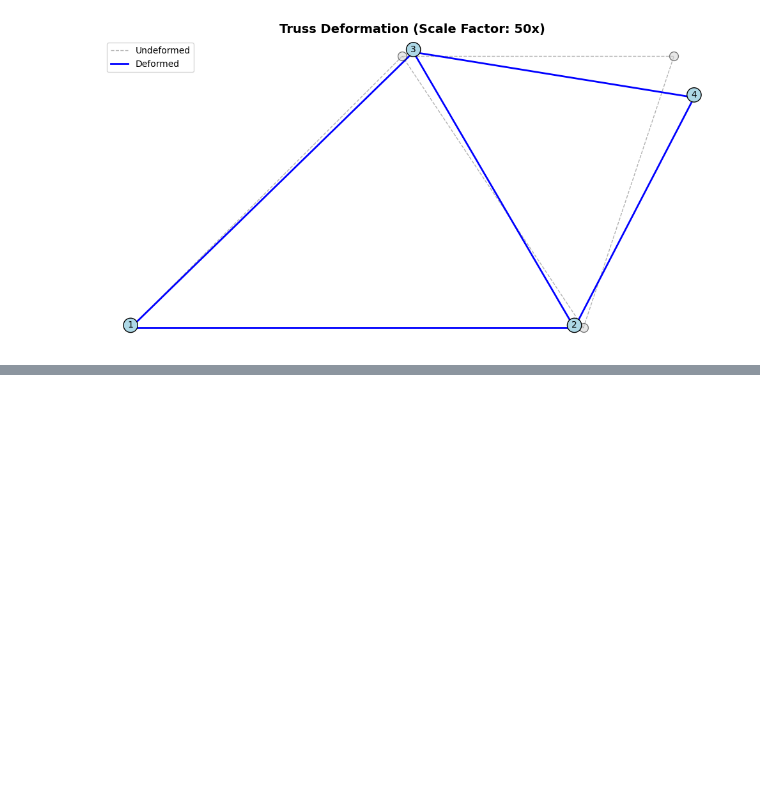
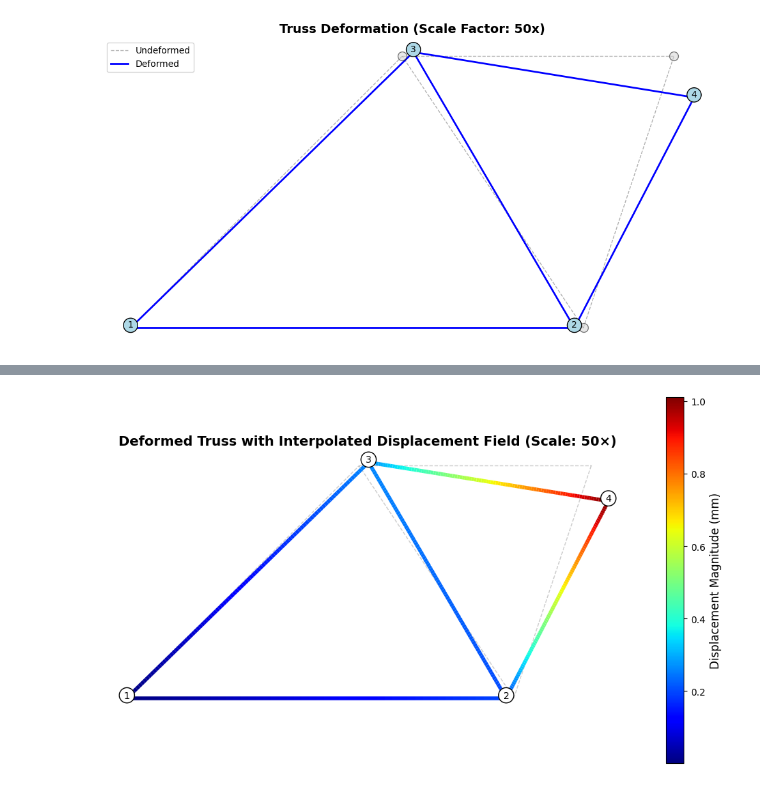
Before and after one commit to johanjans/python, a Jupyter notebook: TrussViz.ipynb, the cells around one changed output, grey strips where cells are left out. Saved outputs shown, nothing was run; the diff lists cells and outputs as text; code cells hidden in the pictures; blank space fills up the shorter version.

```diff
--- a/TrussViz.ipynb
+++ b/TrussViz.ipynb
@@ -86,6 +174,4 @@ plt.rcParams['font.size'] = 10
 # %%
-# | code-fold: false
-
 # Node coordinates - same as before
 P = np.array([[0, 0],
               [500, 0],
@@ -100,7 +186,7 @@ edges = np.array([[1, 2],
                   [3, 4]])
 
 # Create mesh (auto-detects ROD elements from 2 nodes per element)
-mesh = Mesh(P, edges)
+mesh = mk.Mesh(P, edges)
 
 # Visualization with MatKit
 fig, ax = plt.subplots(figsize=(8, 6))
@@ -252,7 +333,7 @@ from matkit import display_labeled_latex
 # | code-fold: false
 # Displacement vector u (in mm)
 # Format: [u1x, u1y, u2x, u2y, u3x, u3y, u4x, u4y]
-u = np.array([[0, 0, -0.1984127, 0, 0.24666587, 0.09005164, 0.44507857, -0.91164825]])
+u = np.array([[0, 0, -0.1984, 0, 0.2466, 0.0900, 0.4450, -0.9116]])
 # %%
 # | echo: false
 display_labeled_latex("\\mathbf{{u}} = ", u,4)
@@ -330,0 +418,8 @@ plt.show()
+# %%
+# | code-fold: false
+
+# Compute resultant displacement magnitudes at each node
+U_res = np.sqrt(U[:, 0]**2 + U[:, 1]**2)
+
+# Wrap in OneArray for 1-based indexing
+U_res_1based = mk.OneArray(U_res)
@@ -330,0 +435,76 @@ plt.show()
+# %%
+# | code-fold: false
+
+from matplotlib.collections import LineCollection
+
+# Scale factor for visualization
+scale = 50
+
+# Calculate deformed node positions
+P_deformed = mk.OneArray(P + scale * U)
+
+# Create figure
+fig, ax = plt.subplots(figsize=(10, 7))
+
+# Draw original (undeformed) truss in gray for reference
+for iel in mesh.element_numbers():
+    node_nums, coords = mesh.get_element(iel)
+    ax.plot(coords[:, 0], coords[:, 1], 'k--', linewidth=1, alpha=0.2)
+
+# Create interpolated segments for smooth color transitions
+segments = []
+segment_colors = []
+
+n_segments = 100  # Number of segments per element for smooth gradients
+
+for iel in mesh.element_numbers():
+    node_nums, coords = mesh.get_element(iel)
+    coords_deformed = P_deformed[node_nums]
+
+    # Get displacement magnitudes at element nodes
+    u1 = U_res_1based[node_nums[0]]
+    u2 = U_res_1based[node_nums[1]]
+
+    # Create interpolated segments along the element
+    for i in range(n_segments):
+        t1 = i / n_segments
+        t2 = (i + 1) / n_segments
+
+        # Interpolate positions
+        p1 = coords_deformed[0] * (1 - t1) + coords_deformed[1] * t1
+        p2 = coords_deformed[0] * (1 - t2) + coords_deformed[1] * t2
+
+        segments.append([p1, p2])
+
+        # Interpolate displacement magnitude at segment midpoint
+        t_mid = (t1 + t2) / 2
+        u_mid = u1 * (1 - t_mid) + u2 * t_mid
+        segment_colors.append(u_mid)
+
+# Create line collection with automatic color mapping
+lc = LineCollection(segments, array=np.array(segment_colors),
+                   cmap='jet', linewidths=4)
+ax.add_collection(lc)
+
+# Add colorbar - simple!
+cbar = plt.colorbar(lc, ax=ax, shrink=0.8)
+cbar.set_label('Displacement Magnitude (mm)', fontsize=12)
+
+# Draw and label nodes on deformed configuration
+for inode in mesh.node_numbers():
+    coord_deformed = P_deformed[inode]
+
+    ax.text(coord_deformed[0], coord_deformed[1], str(inode),
+            bbox=dict(boxstyle='circle', facecolor='white'),
+            fontsize=10, ha='center')
+
+# Set axis limits and format
+ax.autoscale()
+ax.set_aspect('equal')
+ax.axis('off')
+ax.set_title(f'Deformed Truss with Interpolated Displacement Field (Scale: {scale}×)',
+             fontsize=14, fontweight='bold')
+plt.tight_layout()
+plt.show()
+# %% [output]
+[figure, added]
```
Also changed, not shown: parts of 61 cells of this notebook.
